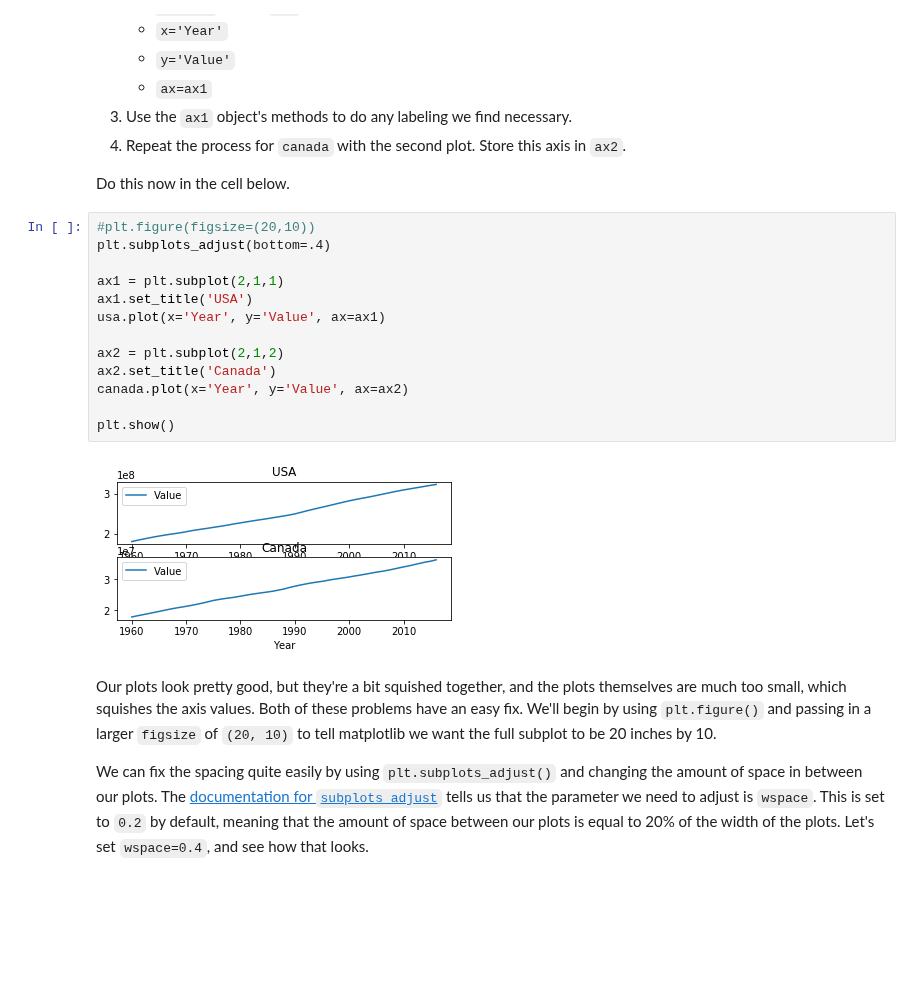
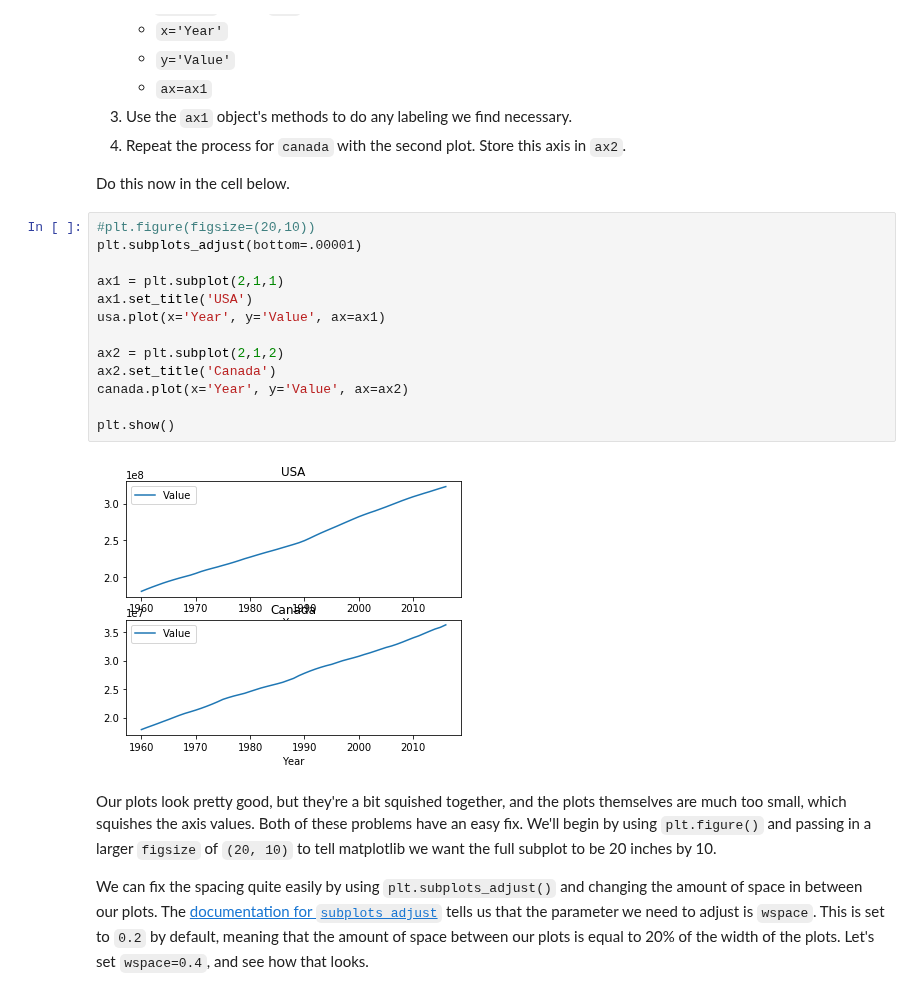
Before and after one commit to Pballer/dsc-subplots-and-enumeration-lab-dc-ds-071519, a Jupyter notebook: index.ipynb, the cells around one changed output. Drawn from its saved outputs; the diff is of its cells as text; blank space fills up the shorter version.

```diff
--- a/index.ipynb
+++ b/index.ipynb
@@ -109,19 +109,19 @@ When we call `plt.subplot()`, it will return an `ax` (short for 'axis') object t
 Do this now in the cell below.
 # %%
 #plt.figure(figsize=(20,10))
-plt.subplots_adjust(bottom=.4)
+plt.subplots_adjust(bottom=.00001)
 
 ax1 = plt.subplot(2,1,1)
 ax1.set_title('USA')
 usa.plot(x='Year', y='Value', ax=ax1)
 
 ax2 = plt.subplot(2,1,2)
 ax2.set_title('Canada')
 canada.plot(x='Year', y='Value', ax=ax2)
 
 plt.show()
 # %% [output]
-[figure, old version]
+[figure, new version]
 # %% [markdown]
 Our plots look pretty good, but they're a bit squished together, and the plots themselves are much too small, which squishes the axis values.  Both of these problems have an easy fix. We'll begin by using `plt.figure()` and passing in a larger `figsize` of `(20, 10)` to tell matplotlib we want the full subplot to be 20 inches by 10.
 
```
